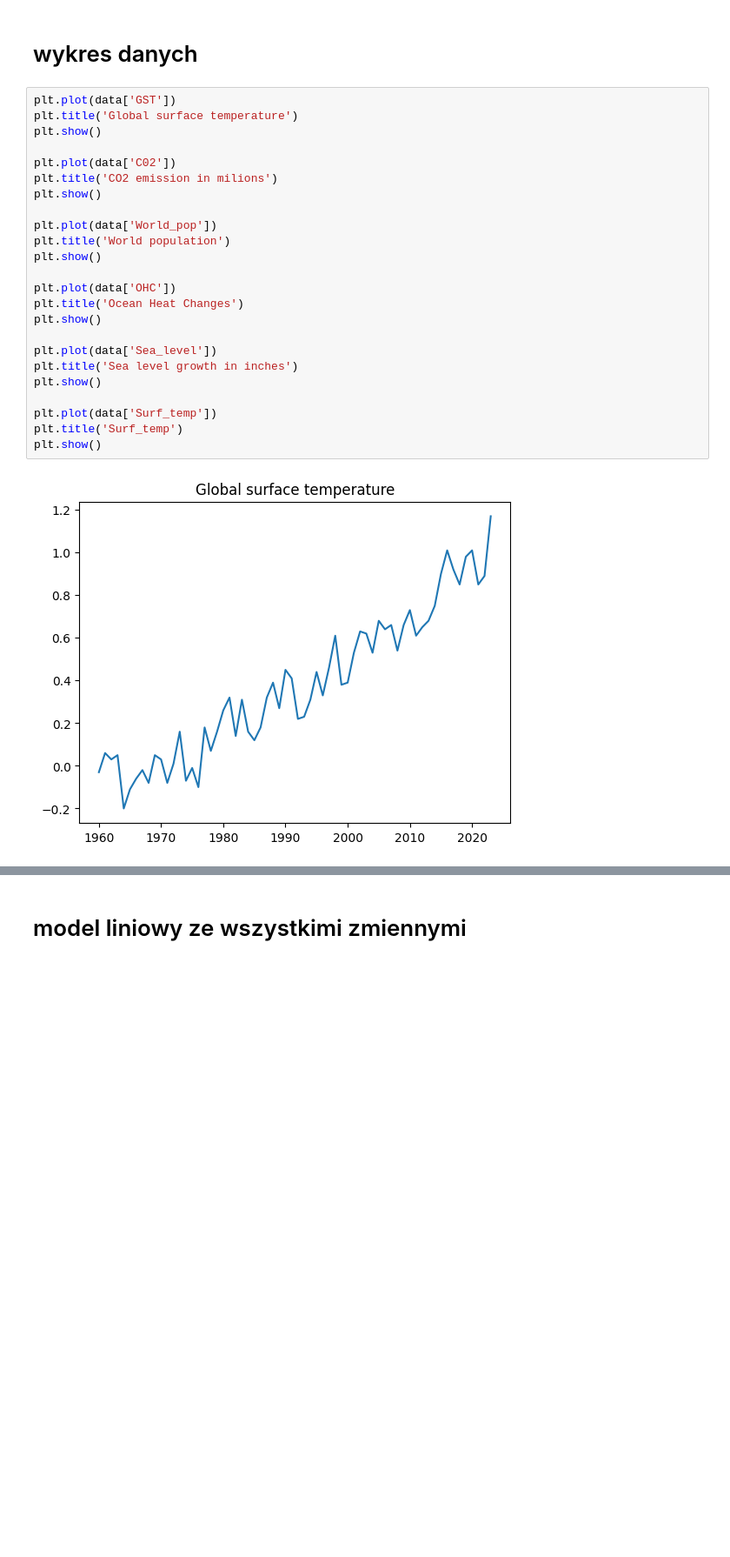
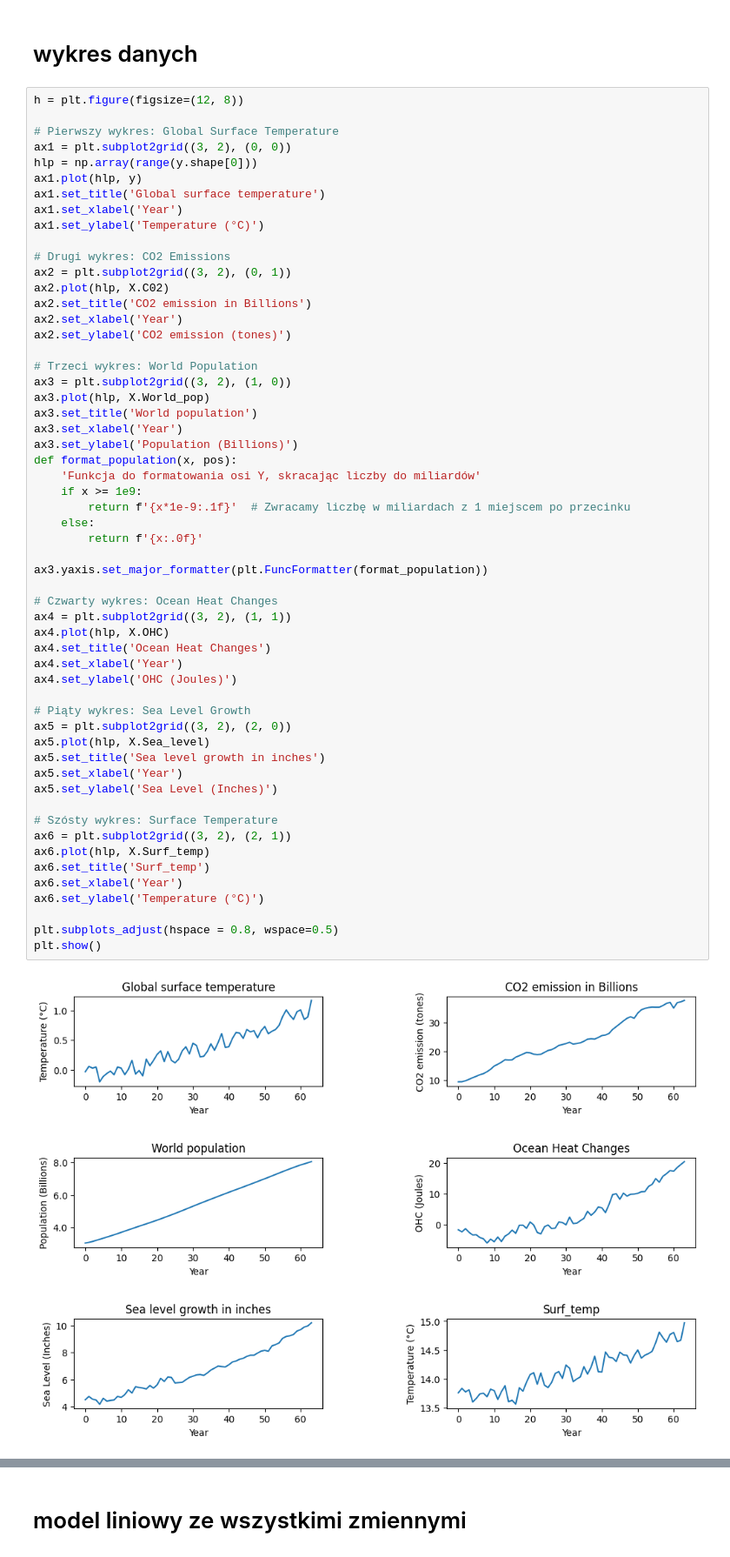
Before and after one commit to Joanna-Maslankiewicz/Analityka-Gospodarcza-sem2, a Jupyter notebook: Python/Projekt/projekt.ipynb, the cells around one changed output, grey strips where cells are left out. Shown at 87% size. Drawn from its saved outputs; the diff is of its cells as text; blank space fills up the shorter version.

```diff
--- a/Python/Projekt/projekt.ipynb
+++ b/Python/Projekt/projekt.ipynb
@@ -23,28 +21,60 @@ data.head()
 # %% [markdown]
 # wykres danych
 # %%
-plt.plot(data['GST'])
-plt.title('Global surface temperature')
+h = plt.figure(figsize=(12, 8))
+
+# Pierwszy wykres: Global Surface Temperature
+ax1 = plt.subplot2grid((3, 2), (0, 0))
+hlp = np.array(range(y.shape[0]))
+ax1.plot(hlp, y)
+ax1.set_title('Global surface temperature')
+ax1.set_xlabel('Year')
+ax1.set_ylabel('Temperature (°C)')
+
+# Drugi wykres: CO2 Emissions
+ax2 = plt.subplot2grid((3, 2), (0, 1))
+ax2.plot(hlp, X.C02)
+ax2.set_title('CO2 emission in Billions')
+ax2.set_xlabel('Year')
+ax2.set_ylabel('CO2 emission (tones)')
+
+# Trzeci wykres: World Population
+ax3 = plt.subplot2grid((3, 2), (1, 0))
+ax3.plot(hlp, X.World_pop)
+ax3.set_title('World population')
+ax3.set_xlabel('Year')
+ax3.set_ylabel('Population (Billions)')
+def format_population(x, pos):
+    'Funkcja do formatowania osi Y, skracając liczby do miliardów'
+    if x >= 1e9:
+        return f'{x*1e-9:.1f}'  # Zwracamy liczbę w miliardach z 1 miejscem po przecinku
+    else:
+        return f'{x:.0f}'
+
+ax3.yaxis.set_major_formatter(plt.FuncFormatter(format_population))
+
+# Czwarty wykres: Ocean Heat Changes
+ax4 = plt.subplot2grid((3, 2), (1, 1))
+ax4.plot(hlp, X.OHC)
+ax4.set_title('Ocean Heat Changes')
+ax4.set_xlabel('Year')
+ax4.set_ylabel('OHC (Joules)')
+
+# Piąty wykres: Sea Level Growth
+ax5 = plt.subplot2grid((3, 2), (2, 0))
+ax5.plot(hlp, X.Sea_level)
+ax5.set_title('Sea level growth in inches')
+ax5.set_xlabel('Year')
+ax5.set_ylabel('Sea Level (Inches)')
+
+# Szósty wykres: Surface Temperature
+ax6 = plt.subplot2grid((3, 2), (2, 1))
+ax6.plot(hlp, X.Surf_temp)
+ax6.set_title('Surf_temp')
+ax6.set_xlabel('Year')
+ax6.set_ylabel('Temperature (°C)')
+
+plt.subplots_adjust(hspace = 0.8, wspace=0.5)
 plt.show()
-
-plt.plot(data['C02'])
-plt.title('CO2 emission in milions')
-plt.show()
-
-plt.plot(data['World_pop'])
-plt.title('World population')
-plt.show()
-
-plt.plot(data['OHC'])
-plt.title('Ocean Heat Changes')
-plt.show()
-
-plt.plot(data['Sea_level'])
-plt.title('Sea level growth in inches')
-plt.show()
-
-plt.plot(data['Surf_temp'])
-plt.title('Surf_temp')
-plt.show()
 # %% [output]
-[figure, old version]
+[figure, new version]
```
Also changed, not shown: parts of 12 cells of this notebook.
